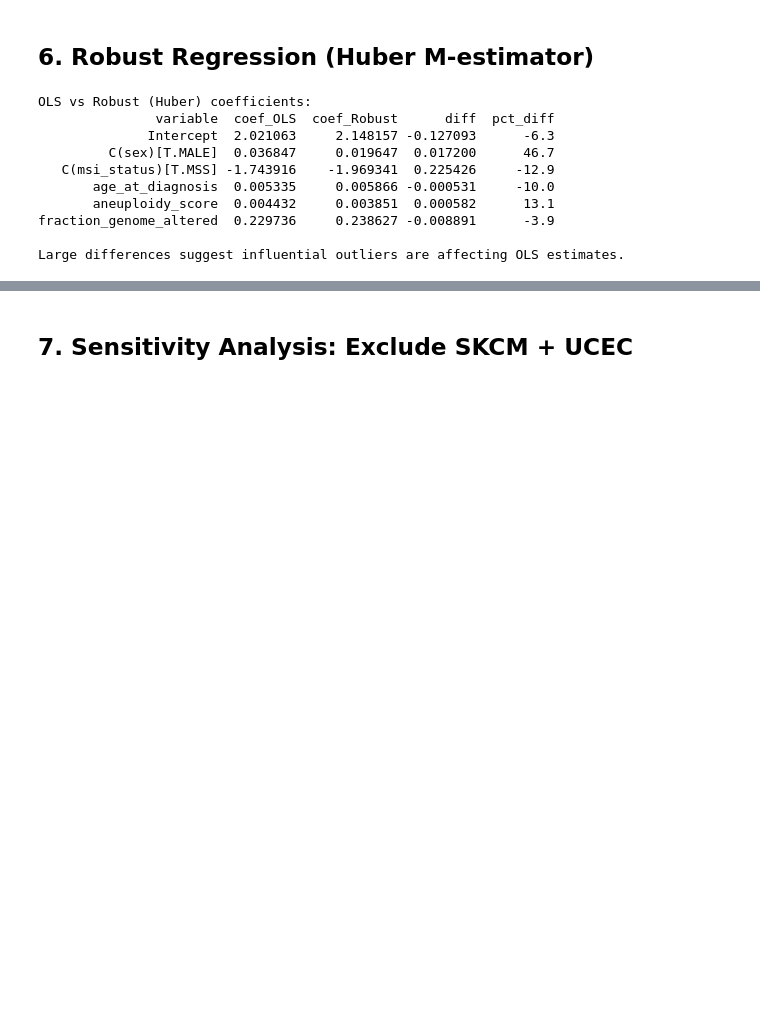
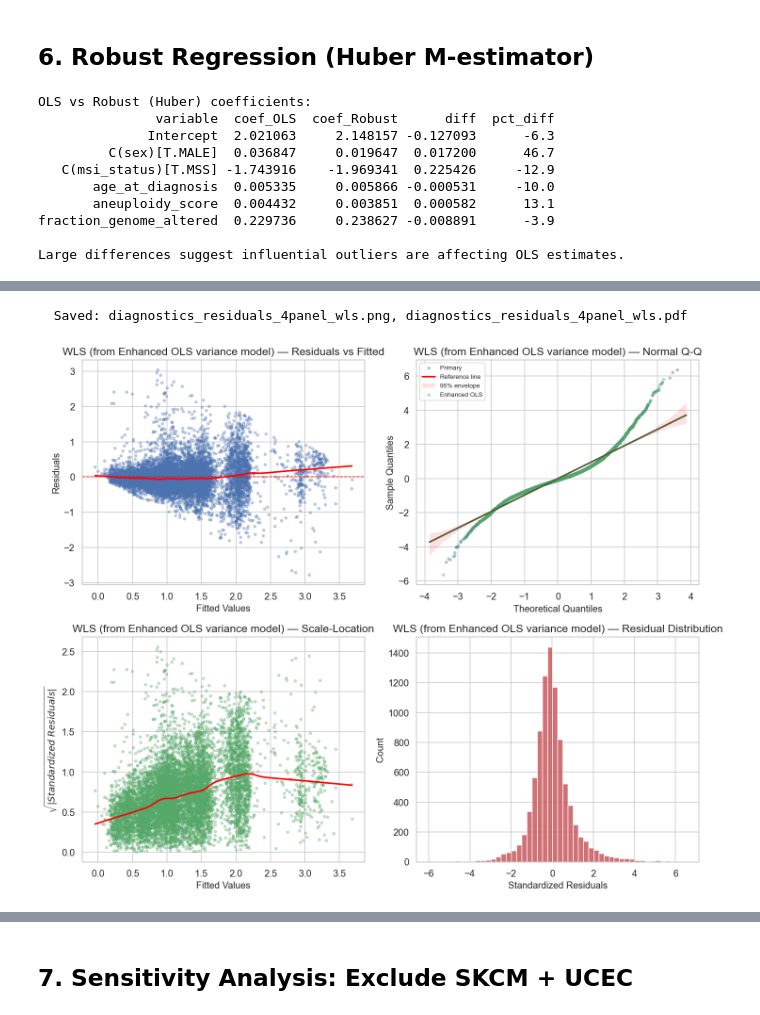
Before and after one commit to l1joseph/tmb-prediction_math189, a Jupyter notebook: notebooks/05_diagnostics.ipynb, the cells around one changed output, grey strips where cells are left out. Saved outputs shown, nothing was run; the diff lists cells and outputs as text; code cells hidden in the pictures; blank space fills up the shorter version.

```diff
--- a/notebooks/05_diagnostics.ipynb
+++ b/notebooks/05_diagnostics.ipynb
@@ -293,0 +463,65 @@ Large differences suggest influential outliers are affecting OLS estimates.
+# %%
+# --- WLS: model variance as a function of fitted values ---
+eps = 1e-6
+aux_X = sm.add_constant(m_enh.fittedvalues.values)
+aux_y = np.log(np.square(m_enh.resid.values) + eps)
+var_model = sm.OLS(aux_y, aux_X).fit()
+log_var_hat = var_model.predict(aux_X)
+weights = 1.0 / np.exp(log_var_hat)
+
+m_wls = sm.WLS(m_enh.model.endog, m_enh.model.exog, weights=weights).fit()
+qq_resid_wls = (m_wls.resid - m_wls.resid.mean()) / m_wls.resid.std()
+
+fig = plot_residual_diagnostics(
+    m_wls.fittedvalues,
+    m_wls.resid,
+    model_name="WLS (from Enhanced OLS variance model)",
+    qq_residuals=qq_resid_wls,
+    qq_compare_residuals=qq_resid_enh,
+    qq_compare_label="Enhanced OLS",
+    qq_show_ci=True,
+    qq_ci_level=0.95,
+)
+save_fig(fig, "diagnostics_residuals_4panel_wls", FIGURES_DIR)
+plt.show()
+
+# --- Quantile regression (median) on same design matrix ---
+m_qr = sm.QuantReg(m_enh.model.endog, m_enh.model.exog).fit(q=0.5, max_iter=5000)
+y_true = np.asarray(m_enh.model.endog)
+
+mae_enh = np.mean(np.abs(y_true - m_enh.fittedvalues))
+mae_wls = np.mean(np.abs(y_true - m_wls.fittedvalues))
+mae_qr = np.mean(np.abs(y_true - m_qr.predict(m_enh.model.exog)))
+
+wls_skew = sp_stats.skew(m_wls.resid)
+wls_kurt = sp_stats.kurtosis(m_wls.resid, fisher=False)
+bp_stat_wls, bp_pval_wls, _, _ = het_breuschpagan(m_wls.resid, m_wls.model.exog)
+
+print("=== Enhanced OLS vs WLS vs Quantile (Median) ===")
+print(f"MAE: enhanced OLS={mae_enh:.4f}, WLS={mae_wls:.4f}, quantile={mae_qr:.4f}")
+print(f"WLS residual skewness: {wls_skew:.3f}")
+print(f"WLS residual kurtosis: {wls_kurt:.3f} (normal=3)")
+print(f"WLS Breusch-Pagan p-value: {bp_pval_wls:.2e}")
+
+# Compare selected coefficients across methods
+coef_comp = pd.DataFrame({
+    "variable": m_enh.model.exog_names,
+    "enh_ols": m_enh.params,
+    "wls": m_wls.params,
+    "q50": m_qr.params,
+})
+coef_comp["abs_diff_wls_vs_enh"] = (coef_comp["wls"] - coef_comp["enh_ols"]).abs()
+coef_comp["abs_diff_q50_vs_enh"] = (coef_comp["q50"] - coef_comp["enh_ols"]).abs()
+
+sel_coef = coef_comp[
+    coef_comp["variable"].str.contains(
+        "Intercept|msi_status|bs\\(age_at_diagnosis|bs\\(aneuploidy_score|bs\\(fraction_genome_altered",
+        regex=True,
+    )
+]
+
+print("\nSelected coefficient comparison (Enhanced OLS / WLS / Q50):")
+print(sel_coef.head(20).to_string(index=False))
+# %% [output]
+  Saved: diagnostics_residuals_4panel_wls.png, diagnostics_residuals_4panel_wls.pdf
+[figure, added]
```
Also changed, not shown: parts of 16 cells of this notebook, 2 other files.
